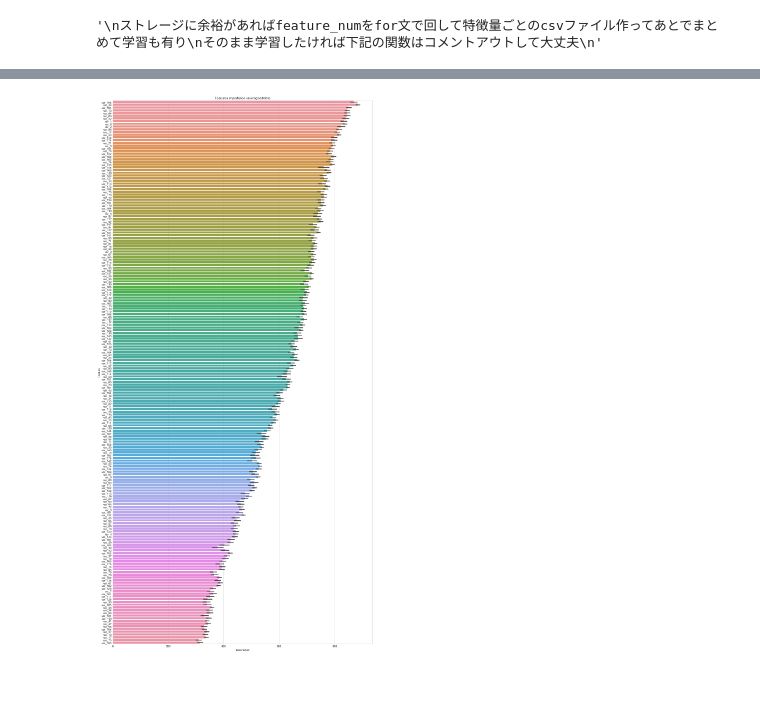
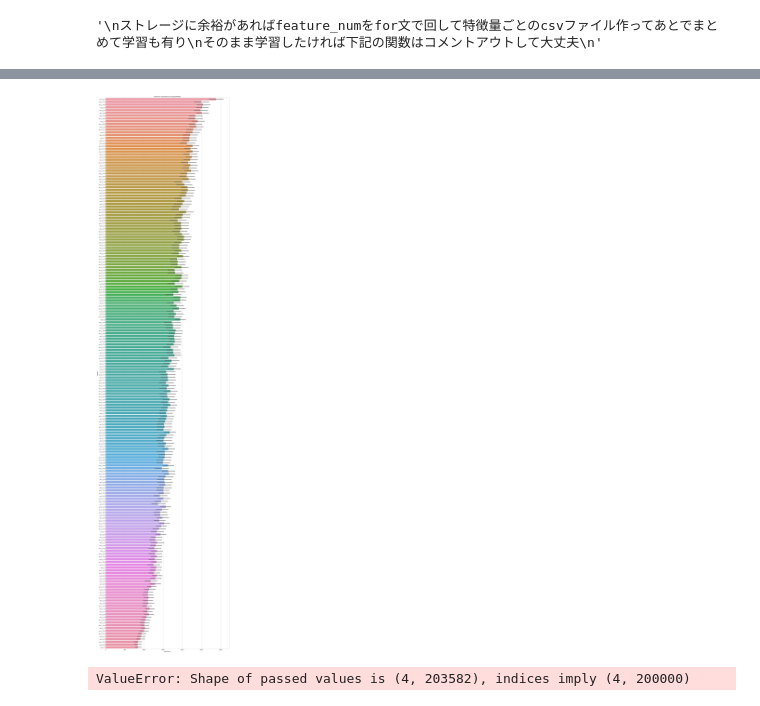
Before and after one commit to slaveveve/kaggle-santander, a Jupyter notebook: notebook/inoue/make_new_feature_temp.ipynb, the cells around one changed output, grey strips where cells are left out. Drawn from its saved outputs; the diff is of its cells as text; code cells hidden in the pictures.

```diff
--- a/notebook/inoue/make_new_feature_temp.ipynb
+++ b/notebook/inoue/make_new_feature_temp.ipynb
@@ -30,7 +30,7 @@ trainとtestの新しい特徴量を作る関数
 feature_num = var_{feature_num}の特徴量を作る
 """
 
-feature_num = 1
+feature_num = 5
 
 def new_feature(df_train, df_test, feature_num):
     new_train = pd.DataFrame([])
@@ -66,9 +66,10 @@ def stack_data():
     new_train, new_test = new_feature(df_train, df_test, feature_num)
     train = pd.concat([df_train, new_train], axis=1)
     test = pd.concat([df_test, new_train], axis=1)
-    return train, test
+    return train, test, new_train
 
-train, test = stack_data()
+train, test, new_train = stack_data()
+features = new_train.columns
 # %%
 param = {
     'bagging_freq': 5,
@@ -98,7 +99,7 @@ for fold_, (trn_idx, val_idx) in enumerate(folds.split(train.values, target.valu
     trn_data = lgb.Dataset(train.iloc[trn_idx][features], label=target.iloc[trn_idx])
     val_data = lgb.Dataset(train.iloc[val_idx][features], label=target.iloc[val_idx])
 
-    num_round = 10000
+    num_round = 100000
     clf = lgb.train(param, trn_data, num_round, valid_sets = [trn_data, val_data], verbose_eval=1000, early_stopping_rounds = 3000)
     oof[val_idx] = clf.predict(train.iloc[val_idx][features], num_iteration=clf.best_iteration)
 
@@ -132,17 +155,21 @@ CV score: 0.90039
 # %%
 cols = (feature_importance[["Feature", "importance"]]
         .groupby("Feature")
         .mean()
-        .sort_values(by="importance", ascending=False)[:600].index)
+        .sort_values(by="importance", ascending=False)[:6000].index)
 best_features = feature_importance.loc[feature_importance.Feature.isin(cols)]
 
-plt.figure(figsize=(14,28))
+plt.figure(figsize=(14,30))
 sns.barplot(x="importance", y="Feature", data=best_features.sort_values(by="importance",ascending=False))
 plt.title('Features importance (averaged/folds)')
 plt.tight_layout()
 plt.savefig('FI.png')
 # %% [output]
-[figure, old version]
+[figure, new version]
+# %%
+importance = pd.concat([origin_test['ID_code'], feature_importance], axis=1)
+# %% [output]
+ValueError: Shape of passed values is (4, 203582), indices imply (4, 200000)
 # %%
 score = round(roc_auc_score(target, oof), 4)
 sub = pd.DataFrame({"ID_code": origin_test.ID_code.values})
```
Also changed, not shown: parts of 3 cells of this notebook.
